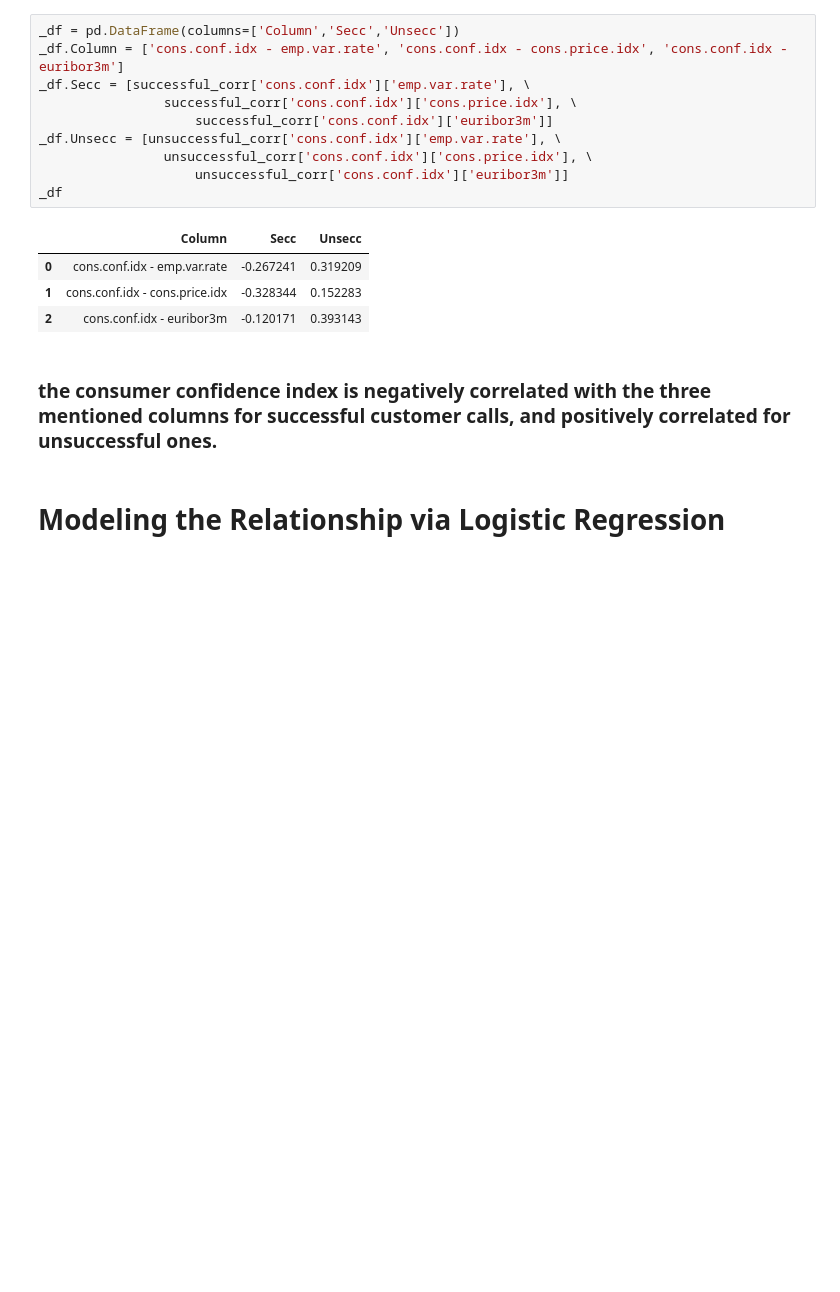
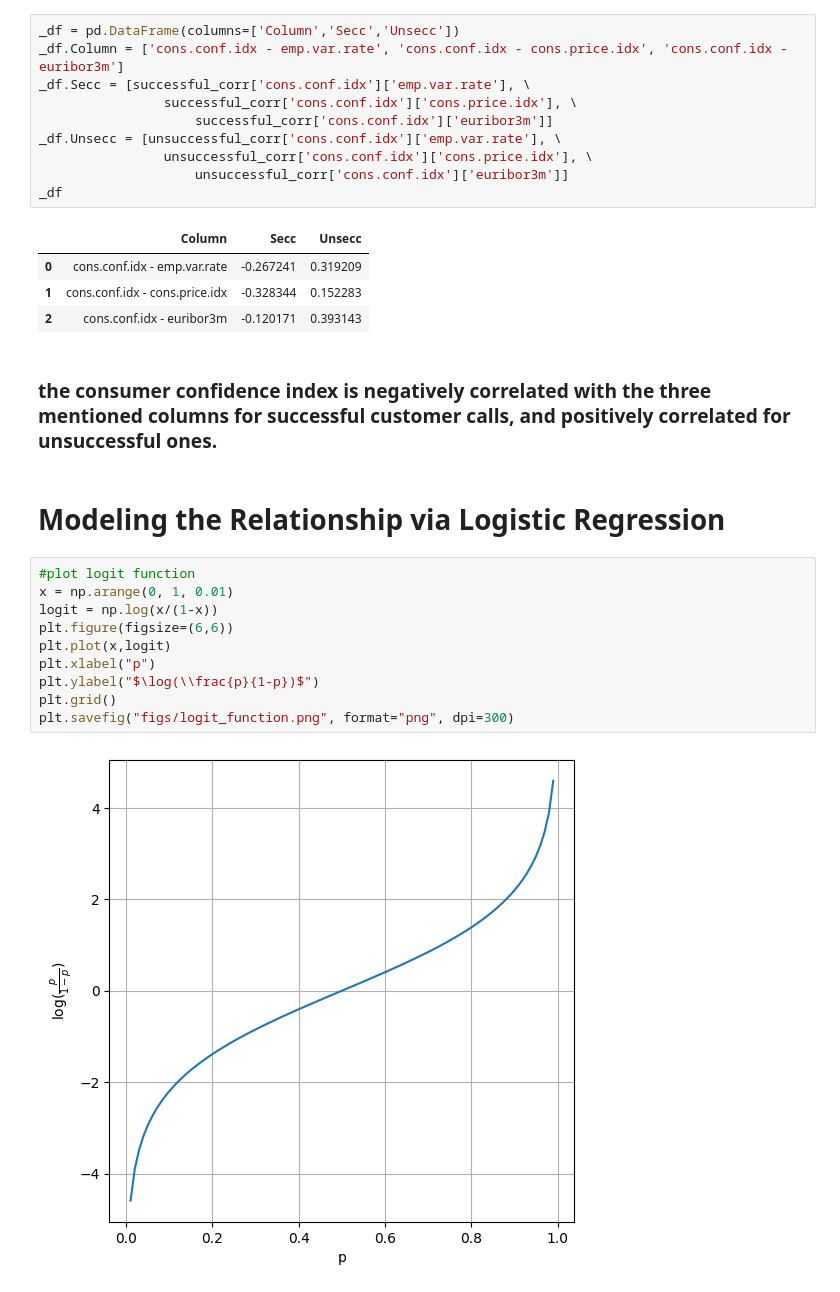
Before and after one commit to Maansy/Analyzing-Bank-Marketing-Campaign-Data, a Jupyter notebook: Analysing_bank_market.ipynb, the cells around one changed output. Saved outputs shown, nothing was run; the diff lists cells and outputs as text; blank space fills up the shorter version.

```diff
--- a/Analysing_bank_market.ipynb
+++ b/Analysing_bank_market.ipynb
@@ -273,3 +273,15 @@ _df
 ### the consumer confidence index is negatively correlated with the three mentioned columns for successful customer calls, and positively correlated for unsuccessful ones.
 # %% [markdown]
 # Modeling the Relationship via Logistic Regression
+# %%
+#plot logit function
+x = np.arange(0, 1, 0.01)
+logit = np.log(x/(1-x))
+plt.figure(figsize=(6,6))
+plt.plot(x,logit)
+plt.xlabel("p")
+plt.ylabel("$\log(\\frac{p}{1-p})$")
+plt.grid()
+plt.savefig("figs/logit_function.png", format="png", dpi=300)
+# %% [output]
+[figure, added]
```
Also changed, not shown: parts of 4 cells of this notebook, 4 other files.
